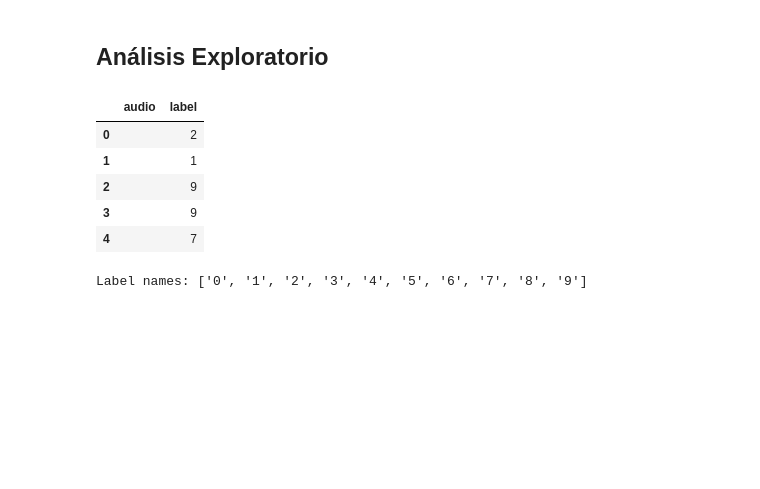
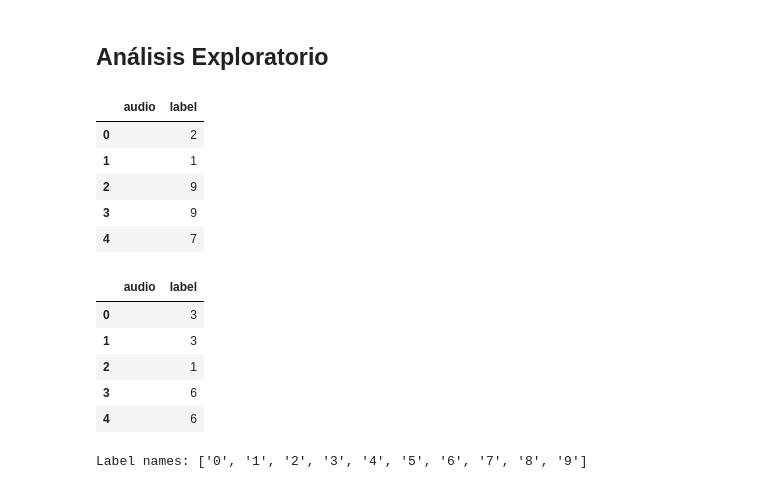
Before and after one commit to MiguelMussi/AAII_TP2, a Jupyter notebook: Problema_1.ipynb, the cells around one changed output. Saved outputs shown, nothing was run; the diff lists cells and outputs as text; code cells hidden in the pictures; blank space fills up the shorter version.

```diff
--- a/Problema_1.ipynb
+++ b/Problema_1.ipynb
@@ -93,6 +77,18 @@ tfds.as_dataframe(data.take(5), info)
 | 2 |  | 9 |
 | 3 |  | 9 |
 | 4 |  | 7 |
+# %%
+shuffled_data = data.shuffle(len(data), seed=seed)
+sample_data = shuffled_data.take(5)
+df_sample = tfds.as_dataframe(sample_data, info)
+df_sample
+# %% [output]
+|  | audio | label |
+| 0 |  | 3 |
+| 1 |  | 3 |
+| 2 |  | 1 |
+| 3 |  | 6 |
+| 4 |  | 6 |
 # %%
 label_names = info.features['label'].names
 print("Label names:", label_names)
```
Also changed, not shown: parts of 8 cells of this notebook.
